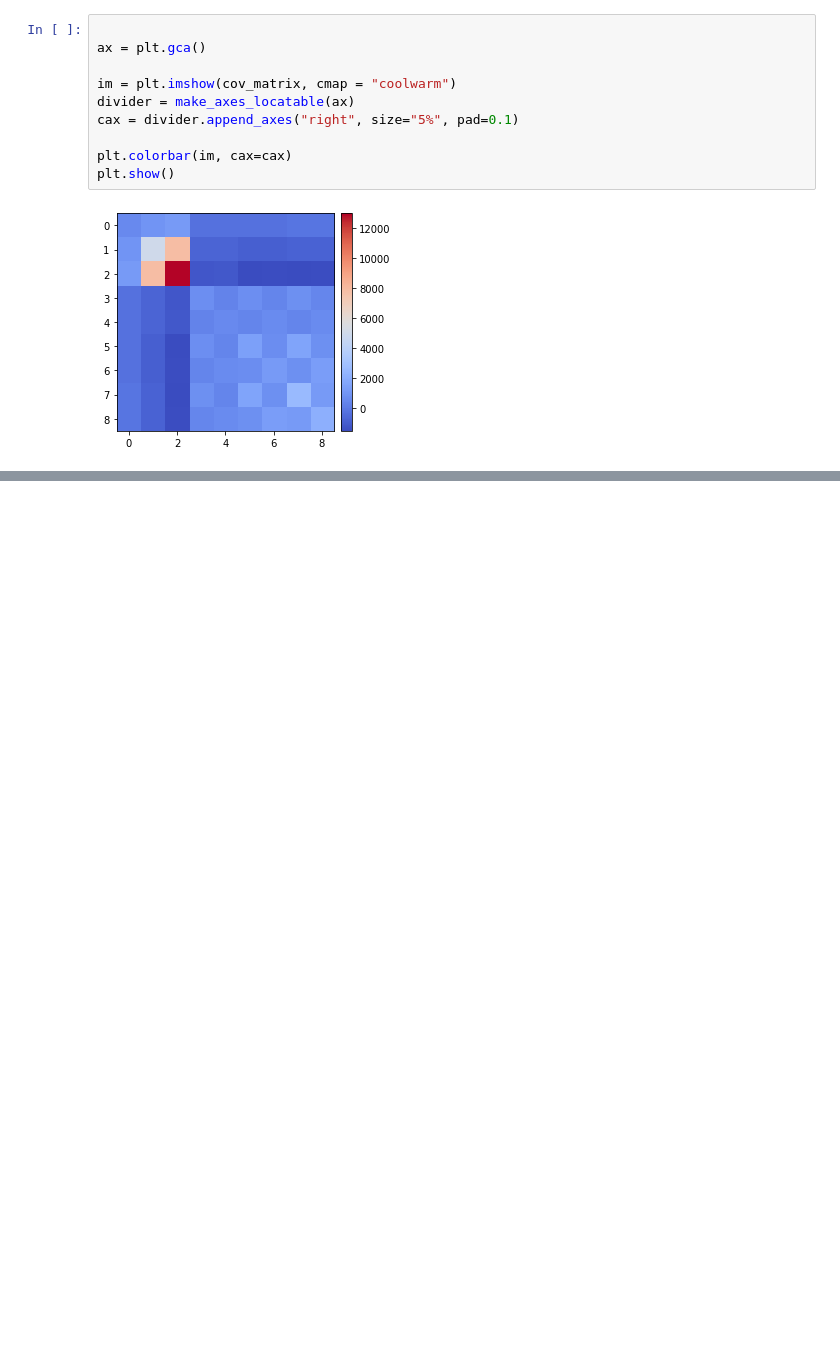
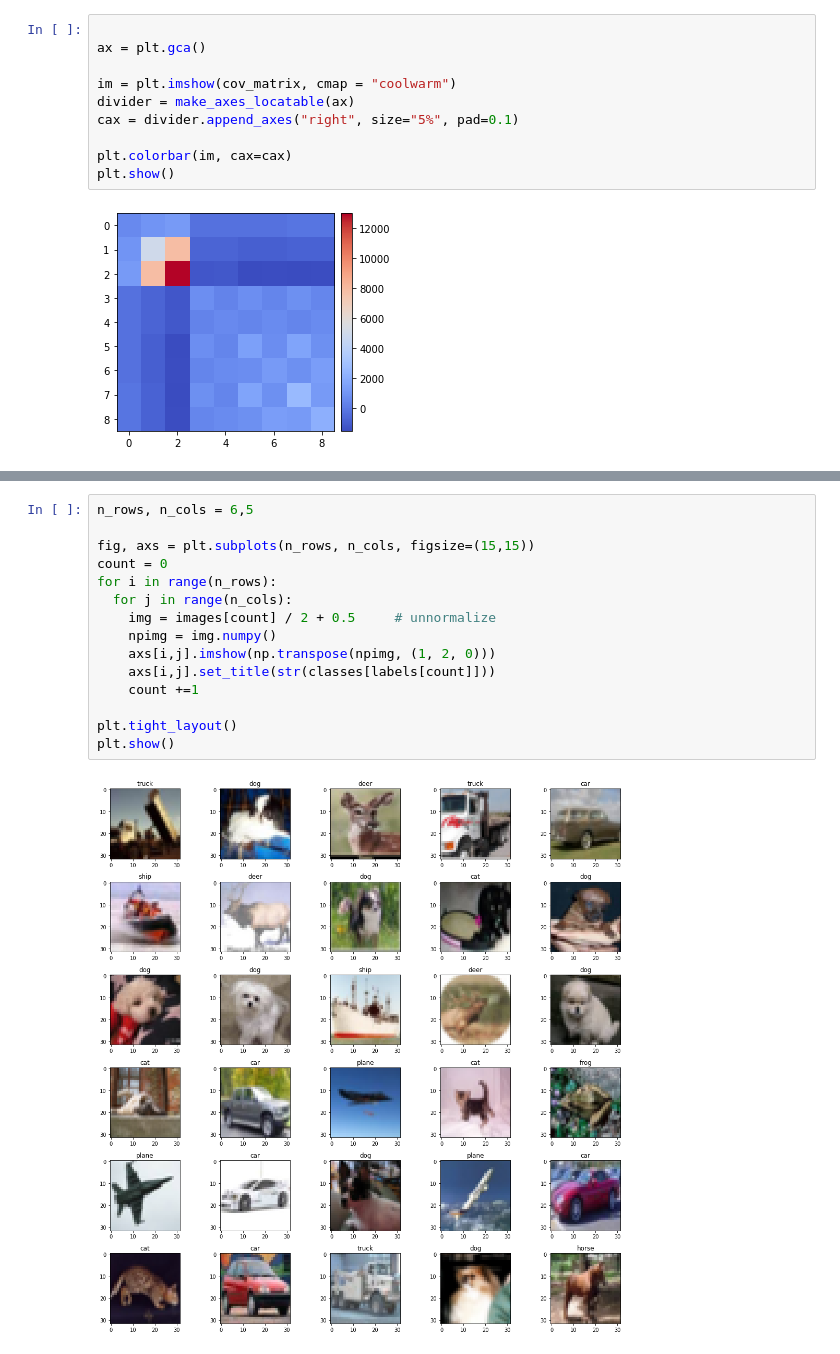
Before and after one commit to JuanOlmos/2022_SPDlearning_MiniCourse, a Jupyter notebook: 01_intro_SPDs.ipynb, the cells around one changed output, grey strips where cells are left out. Cells and saved outputs as stored; diff of their text form; blank space fills up the shorter version.

```diff
--- a/01_intro_SPDs.ipynb
+++ b/01_intro_SPDs.ipynb
@@ -134,0 +171,17 @@ plt.show()
+# %%
+n_rows, n_cols = 6,5
+
+fig, axs = plt.subplots(n_rows, n_cols, figsize=(15,15))
+count = 0
+for i in range(n_rows):
+  for j in range(n_cols):
+    img = images[count] / 2 + 0.5     # unnormalize
+    npimg = img.numpy()
+    axs[i,j].imshow(np.transpose(npimg, (1, 2, 0)))
+    axs[i,j].set_title(str(classes[labels[count]]))
+    count +=1
+
+plt.tight_layout()
+plt.show()
+# %% [output]
+[figure, added]
```
Also changed, not shown: parts of 12 cells of this notebook.
